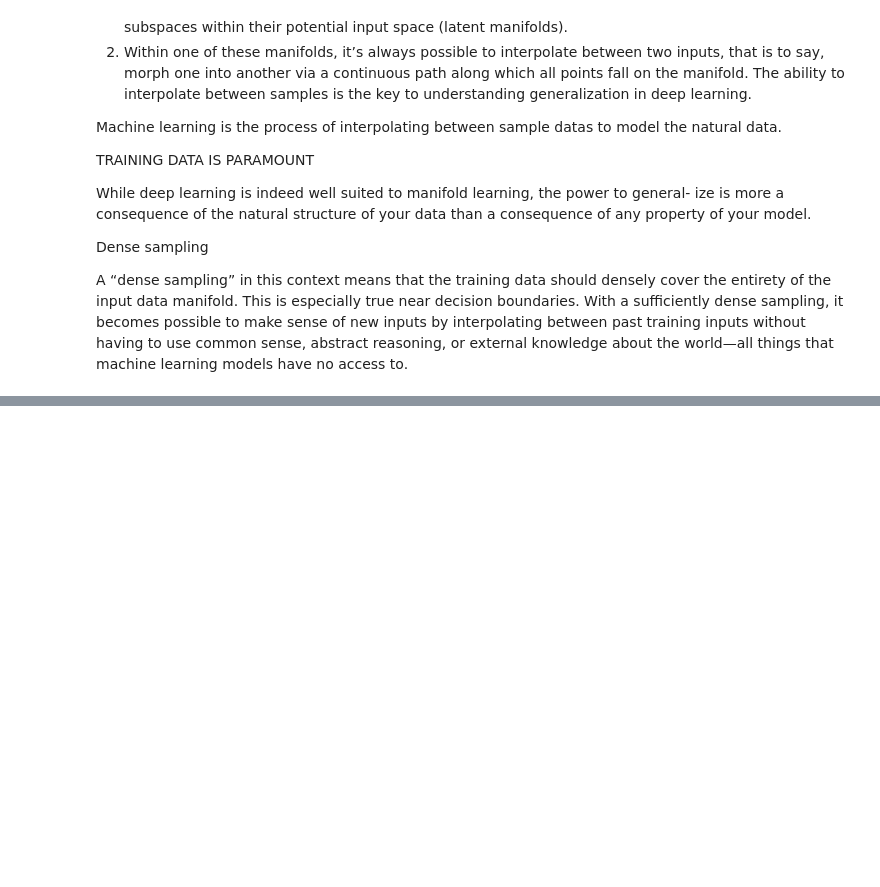
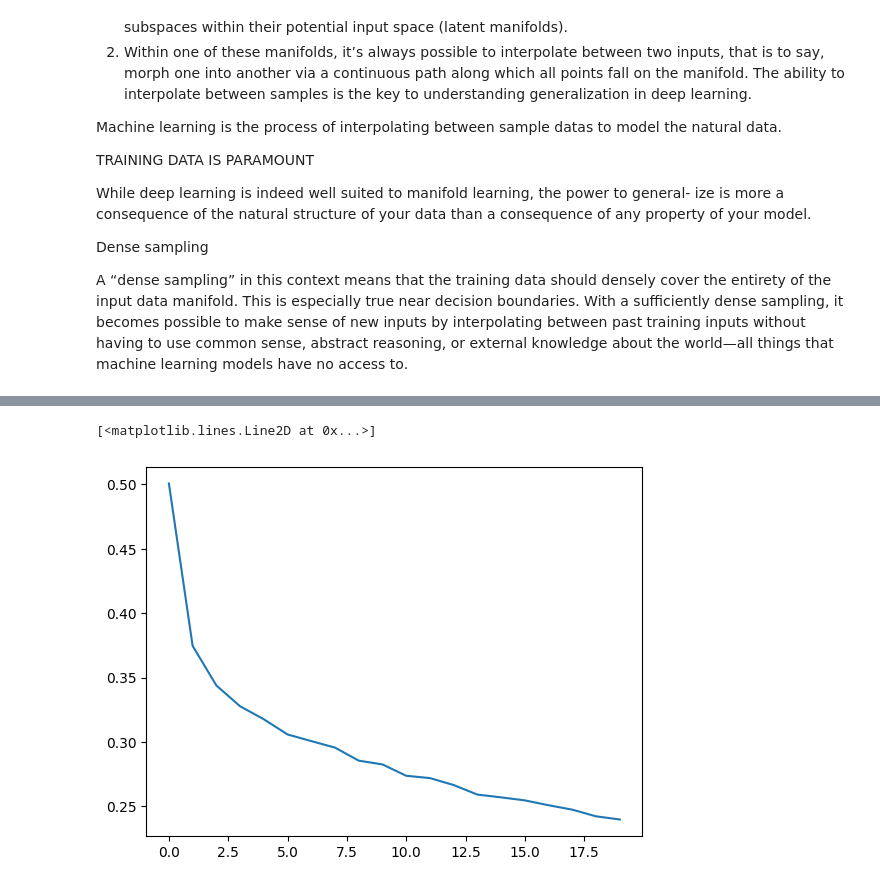
Before and after one commit to atoraby/Neural-networks, a Jupyter notebook: NeuralNetworks.ipynb, the cells around one changed output, grey strips where cells are left out. Drawn from its saved outputs; the diff is of its cells as text; code cells hidden in the pictures; blank space fills up the shorter version.

Commit message:
keras deep dive

```diff
--- a/NeuralNetworks.ipynb
+++ b/NeuralNetworks.ipynb
@@ -801,0 +815,12 @@ There are three common problems you’ll encounter at this stage:
+# %%
+(train_images, train_labels) , (test_images,test_labels) = tf.keras.datasets.fashion_mnist.load_data()
+train_images = train_images/ 256
+test_images = test_images/ 256
+# %%
+model = tf.keras.Sequential([
+    tf.keras.layers.Flatten(input_shape=(28,28)),
+    tf.keras.layers.Dense(120,activation="relu"),
+    tf.keras.layers.Dense(10,activation="softmax")
+])
+model.compile(optimizer=tf.keras.optimizers.RMSprop(1) , loss="sparse_categorical_crossentropy" , metrics=["accuracy"])
+model.fit(train_images,train_labels,epochs=10)
@@ -801,0 +849,8 @@ There are three common problems you’ll encounter at this stage:
+# %%
+model = tf.keras.Sequential([
+    tf.keras.layers.Flatten(input_shape=(28,28)),
+    tf.keras.layers.Dense(120,activation="relu"),
+    tf.keras.layers.Dense(10,activation="softmax")
+])
+model.compile(optimizer="rmsprop" , loss="sparse_categorical_crossentropy" , metrics=["accuracy"])
+history = model.fit(train_images,train_labels,epochs=20)
@@ -801,0 +931,6 @@ There are three common problems you’ll encounter at this stage:
+# %%
+fix, axis = plt.subplots(1,1)
+axis.plot(history.history["loss"])
+# %% [output]
+[<matplotlib.lines.Line2D at 0x...>]
+[figure, added]
```
Also changed, not shown: parts of 38 cells of this notebook.
